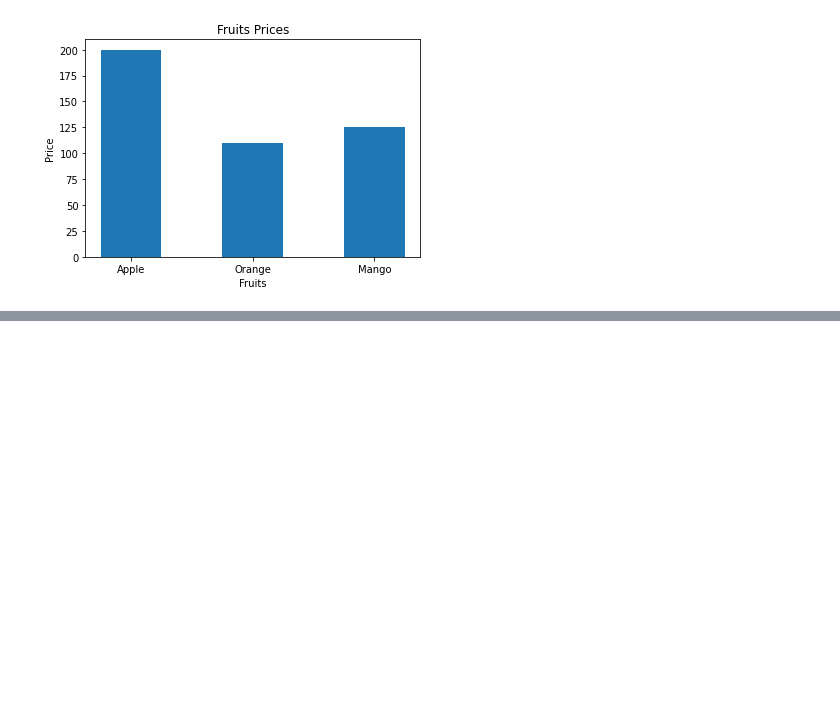
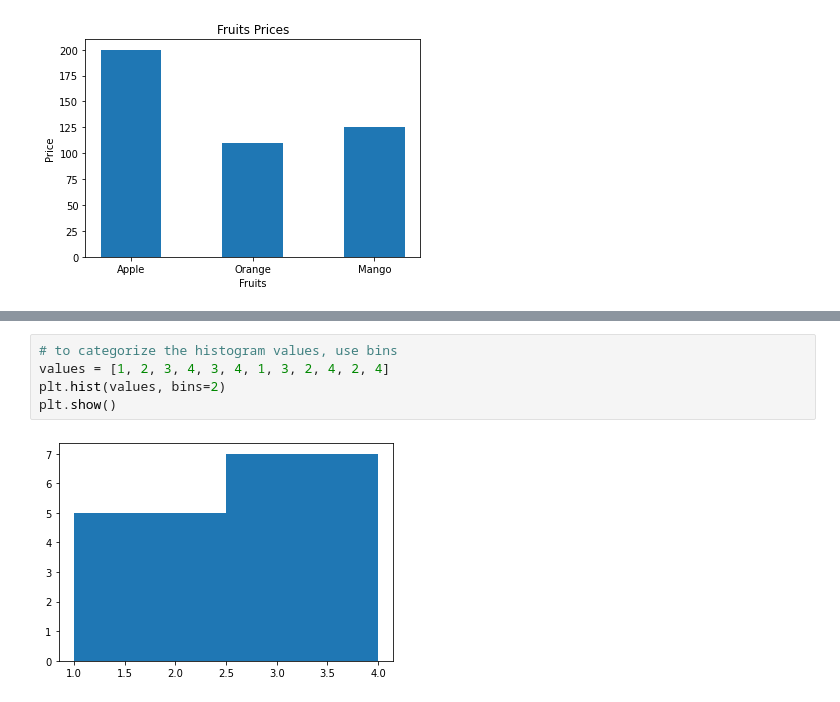
Before and after one commit to pkmariya/Python, a Jupyter notebook: MariyaMatPlotLib.ipynb, the cells around one changed output, grey strips where cells are left out. Drawn from its saved outputs; the diff is of its cells as text; blank space fills up the shorter version.

```diff
--- a/MariyaMatPlotLib.ipynb
+++ b/MariyaMatPlotLib.ipynb
@@ -287,0 +313,7 @@ plt.show()
+# %%
+# to categorize the histogram values, use bins
+values = [1, 2, 3, 4, 3, 4, 1, 3, 2, 4, 2, 4]
+plt.hist(values, bins=2)
+plt.show()
+# %% [output]
+[figure, added]
```
Also changed, not shown: parts of 7 cells of this notebook.
